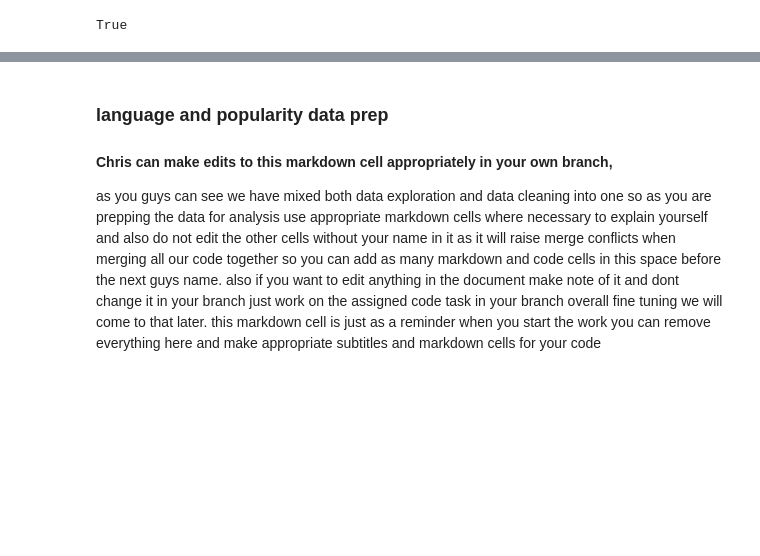
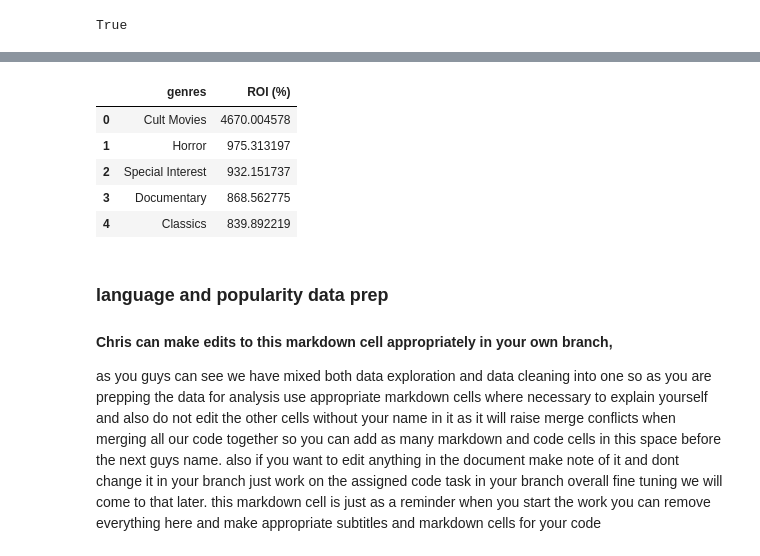
Before and after one commit to Tdoggie/phase-2-project, a Jupyter notebook: index.ipynb, the cells around one changed output, grey strips where cells are left out. Cells and saved outputs as stored; diff of their text form; code cells hidden in the pictures; blank space fills up the shorter version.

```diff
--- a/index.ipynb
+++ b/index.ipynb
@@ -353,3 +495,30 @@ this markdown cell is just as a reminder when you start the work you can remove
+# %%
+# We will now drop null values
+# group by Genres
+# Arrange in a descending order
+#list the first 5
+
+# Step 1: Drop rows with NULLs in important columns
+exploded_table = exploded_table.dropna(subset=['genres', 'movie', 'ROI (%)'])
+
+# Step 2: Group by 'genres' and calculate average ROI
+grouped_table = exploded_table.groupby('genres')['ROI (%)'].mean().reset_index()
+
+# Step 3: Sort by ROI in descending order
+grouped_table = grouped_table.sort_values(by='ROI (%)', ascending=False)
+
+# Step 4: Reset index to clean it up
+grouped_table = grouped_table.reset_index(drop=True)
+
+# View the final cleaned result
+grouped_table.head()
+# %% [output]
+|  | genres | ROI (%) |
+| 0 | Cult Movies | 4670.004578 |
+| 1 | Horror | 975.313197 |
+| 2 | Special Interest | 932.151737 |
+| 3 | Documentary | 868.562775 |
+| 4 | Classics | 839.892219 |
 # %% [markdown]
 ### language and popularity data prep
 #### Chris can make edits to this markdown cell appropriately in your own branch,
```
Also changed, not shown: parts of 5 cells of this notebook.
